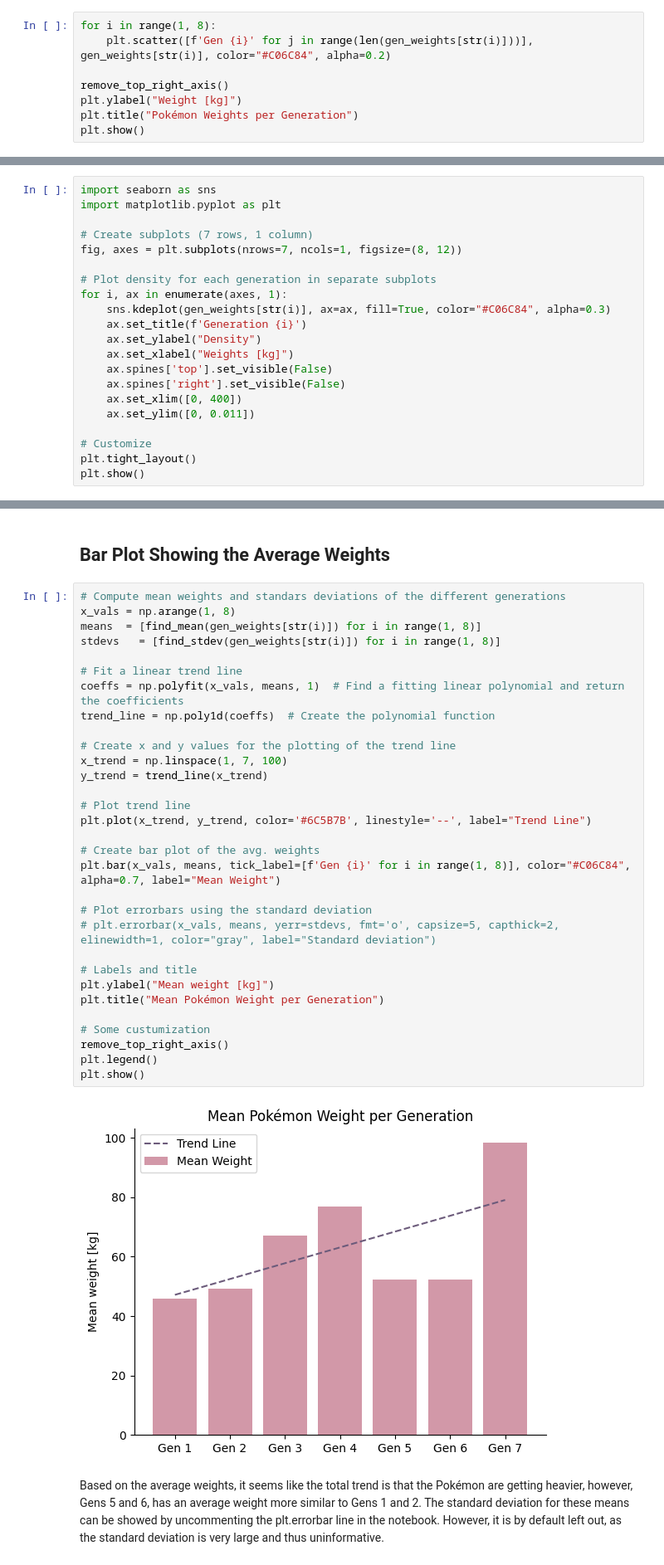
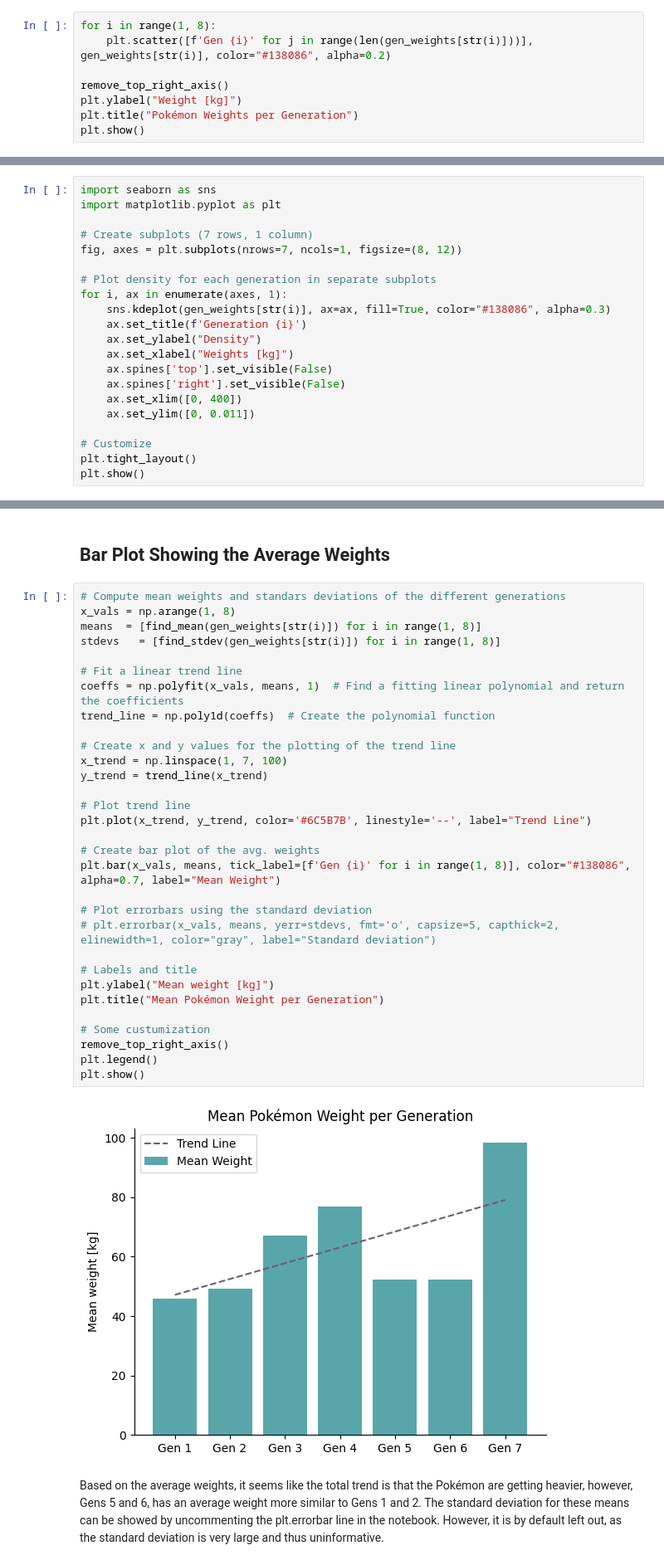
Before and after one commit to ylvao/HEL-8048, a Jupyter notebook: exam.ipynb, the cells around one changed output, grey strips where cells are left out. Shown: that part at 83% size. Drawn from its saved outputs; the diff is of its cells as text.

```diff
--- a/exam.ipynb
+++ b/exam.ipynb
@@ -215,7 +215,7 @@ def create_pie(values, title, nr, axes, labels, colors):
 ## Scatter Plot of all Weights
 # %%
 for i in range(1, 8):
-    plt.scatter([f'Gen {i}' for j in range(len(gen_weights[str(i)]))], gen_weights[str(i)], color="#C06C84", alpha=0.2)
+    plt.scatter([f'Gen {i}' for j in range(len(gen_weights[str(i)]))], gen_weights[str(i)], color="#138086", alpha=0.2)
 
 remove_top_right_axis()
 plt.ylabel("Weight [kg]")
@@ -253,7 +253,7 @@ fig, axes = plt.subplots(nrows=7, ncols=1, figsize=(8, 12))
 
 # Plot density for each generation in separate subplots
 for i, ax in enumerate(axes, 1):
-    sns.kdeplot(gen_weights[str(i)], ax=ax, fill=True, color="#C06C84", alpha=0.3)
+    sns.kdeplot(gen_weights[str(i)], ax=ax, fill=True, color="#138086", alpha=0.3)
     ax.set_title(f'Generation {i}')
     ax.set_ylabel("Density")
     ax.set_xlabel("Weights [kg]")
@@ -275,35 +275,35 @@ All generations have a wigher density of Pokémon around 25 kg. Gen 7 seems to h
 # Compute mean weights and standars deviations of the different generations
 x_vals = np.arange(1, 8)
 means  = [find_mean(gen_weights[str(i)]) for i in range(1, 8)]
 stdevs   = [find_stdev(gen_weights[str(i)]) for i in range(1, 8)]
 
 # Fit a linear trend line
 coeffs = np.polyfit(x_vals, means, 1)  # Find a fitting linear polynomial and return the coefficients
 trend_line = np.poly1d(coeffs)  # Create the polynomial function
 
 # Create x and y values for the plotting of the trend line
 x_trend = np.linspace(1, 7, 100)
 y_trend = trend_line(x_trend)
 
 # Plot trend line
 plt.plot(x_trend, y_trend, color='#6C5B7B', linestyle='--', label="Trend Line")
 
 # Create bar plot of the avg. weights
-plt.bar(x_vals, means, tick_label=[f'Gen {i}' for i in range(1, 8)], color="#C06C84", alpha=0.7, label="Mean Weight")
+plt.bar(x_vals, means, tick_label=[f'Gen {i}' for i in range(1, 8)], color="#138086", alpha=0.7, label="Mean Weight")
 
 # Plot errorbars using the standard deviation
 # plt.errorbar(x_vals, means, yerr=stdevs, fmt='o', capsize=5, capthick=2, elinewidth=1, color="gray", label="Standard deviation")
 
 # Labels and title
 plt.ylabel("Mean weight [kg]")
 plt.title("Mean Pokémon Weight per Generation")
 
 # Some custumization
 remove_top_right_axis()
 plt.legend()
 plt.show()
 # %% [output]
-[figure, old version]
+[figure, new version]
 # %% [markdown]
 Based on the average weights, it seems like the total trend is that the Pokémon are getting heavier, however, Gens 5 and 6, has an average weight more similar to Gens 1 and 2. The standard deviation for these means can be showed by uncommenting the plt.errorbar line in the notebook. However, it is by default left out, as the standard deviation is very large and thus uninformative.
 # %% [markdown]
```
Also changed, not shown: parts of 5 cells of this notebook.
